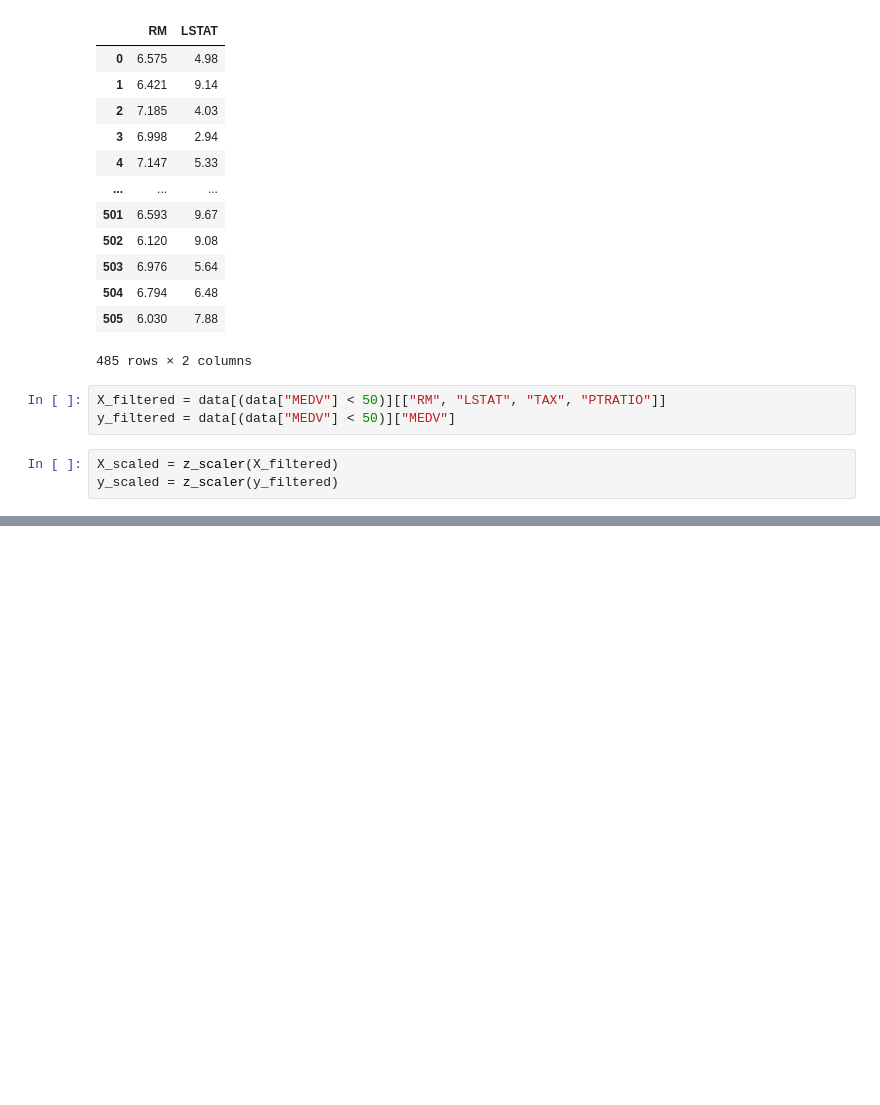
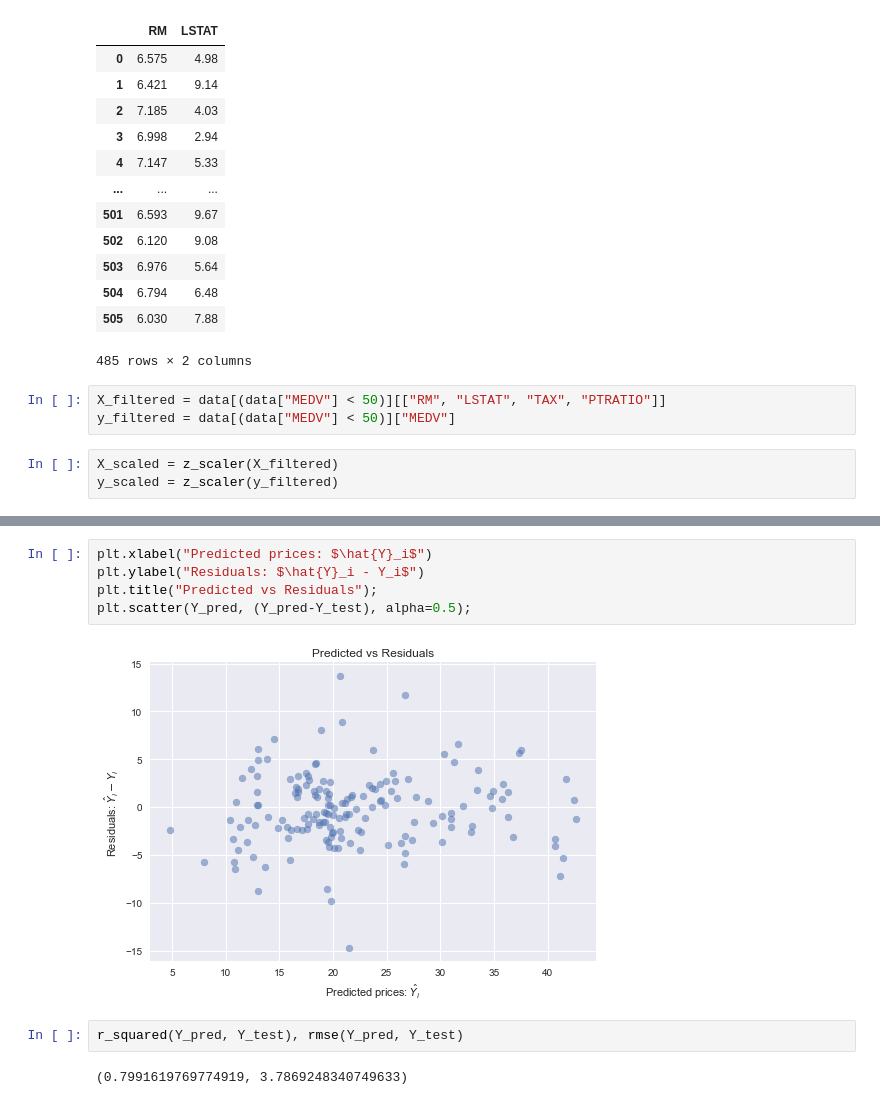
Before and after one commit to alexanderlakiza/cs102, a Jupyter notebook: homework08/LinearRegressionAssignment.ipynb, the cells around one changed output, grey strips where cells are left out. Drawn from its saved outputs; the diff is of its cells as text; blank space fills up the shorter version.

```diff
--- a/homework08/LinearRegressionAssignment.ipynb
+++ b/homework08/LinearRegressionAssignment.ipynb
@@ -969,0 +949,11 @@ len(Y_train.values)
+# %%
+plt.xlabel("Predicted prices: $\hat{Y}_i$")
+plt.ylabel("Residuals: $\hat{Y}_i - Y_i$")
+plt.title("Predicted vs Residuals");
+plt.scatter(Y_pred, (Y_pred-Y_test), alpha=0.5);
+# %% [output]
+[figure, added]
+# %%
+r_squared(Y_pred, Y_test), rmse(Y_pred, Y_test)
+# %% [output]
+(0.7991619769774919, 3.7869248340749633)
```
Also changed, not shown: parts of 21 cells of this notebook.
